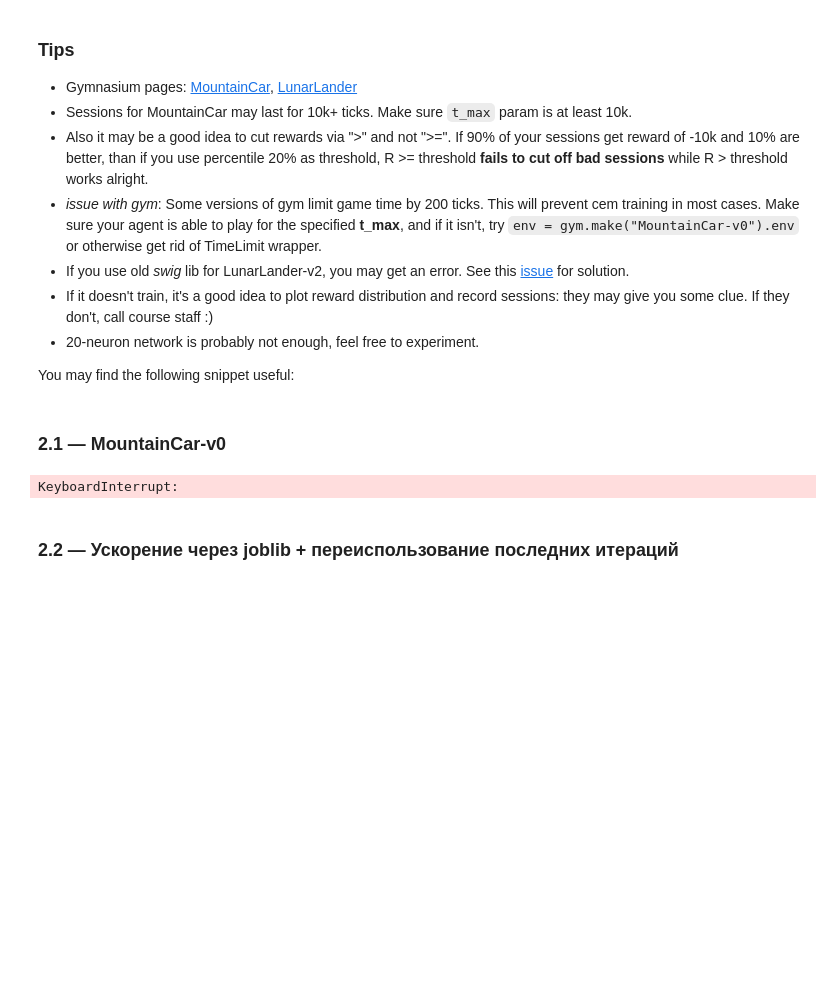
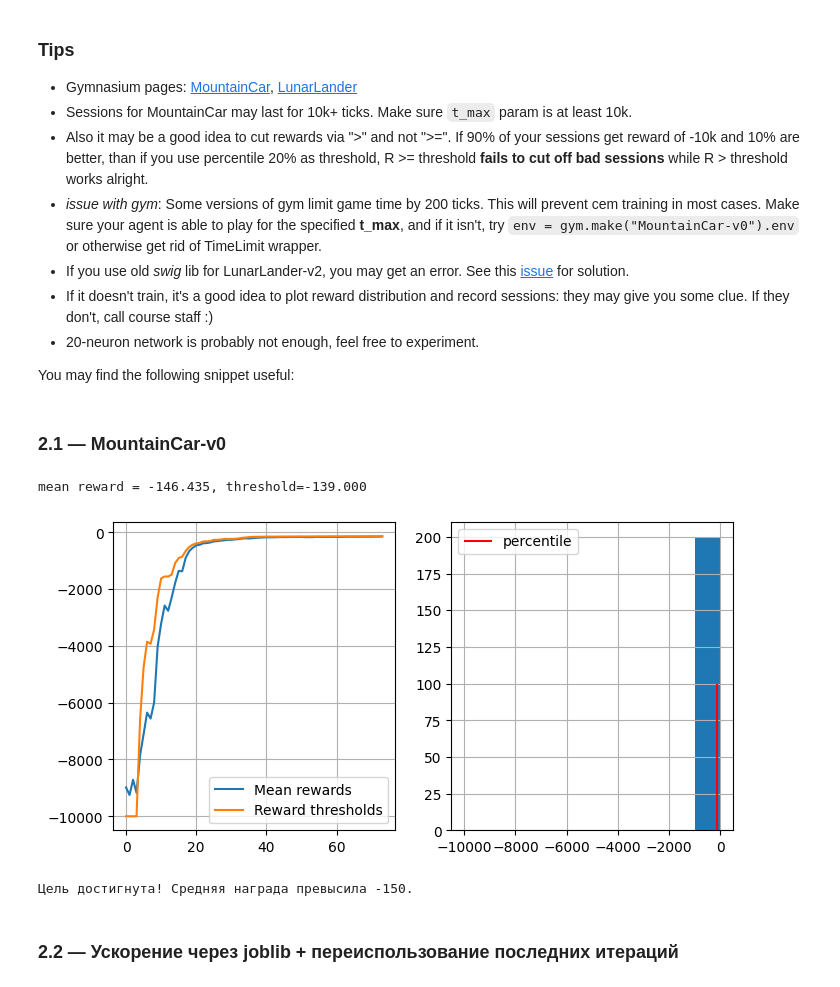
Before and after one commit to JKurdina/Practical_RL, a Jupyter notebook: deep_crossentropy_method.ipynb, the cells around one changed output. Cells and saved outputs as stored; diff of their text form; code cells hidden in the pictures; blank space fills up the shorter version.

```diff
--- a/deep_crossentropy_method.ipynb
+++ b/deep_crossentropy_method.ipynb
@@ -400,35 +400,38 @@ agent_mc.partial_fit(
     [env_mc.reset()[0]] * n_actions_mc,
     range(n_actions_mc),
     classes=range(n_actions_mc)
 )
 
 n_sessions_mc = 200
 percentile_mc = 70
 t_max_mc = 10000  # MountainCar может длиться до 10k шагов
 log_mc = []
 
 for i in range(100):
     sessions = [generate_session(env_mc, agent_mc, t_max=t_max_mc) for _ in range(n_sessions_mc)]
-    states_batch, actions_batch, rewards_batch = map(np.array, zip(*sessions))
+    states_batch, actions_batch, rewards_batch = zip(*sessions)
+    rewards_batch = np.array(rewards_batch)
 
     # Используем строгое > для отсечения плохих сессий (см. подсказку в задании)
     reward_threshold = np.percentile(rewards_batch, percentile_mc)
     elite_states, elite_actions = [], []
     for states, actions, reward in zip(states_batch, actions_batch, rewards_batch):
         if reward > reward_threshold:
             elite_states.extend(states)
             elite_actions.extend(actions)
 
     if len(elite_states) > 0:
         agent_mc.partial_fit(elite_states, elite_actions)
 
     show_progress(rewards_batch, log_mc, percentile_mc, reward_range=[-10000, 0])
 
     if np.mean(rewards_batch) > -150:
         print("Цель достигнута! Средняя награда превысила -150.")
         break
 # %% [output]
-KeyboardInterrupt:
+mean reward = -146.435, threshold=-139.000
+[figure, added]
+Цель достигнута! Средняя награда превысила -150.
 # %% [markdown]
 ### 2.2 — Ускорение через joblib + переиспользование последних итераций
 # %%
```
Also changed, not shown: parts of 2 cells of this notebook.
